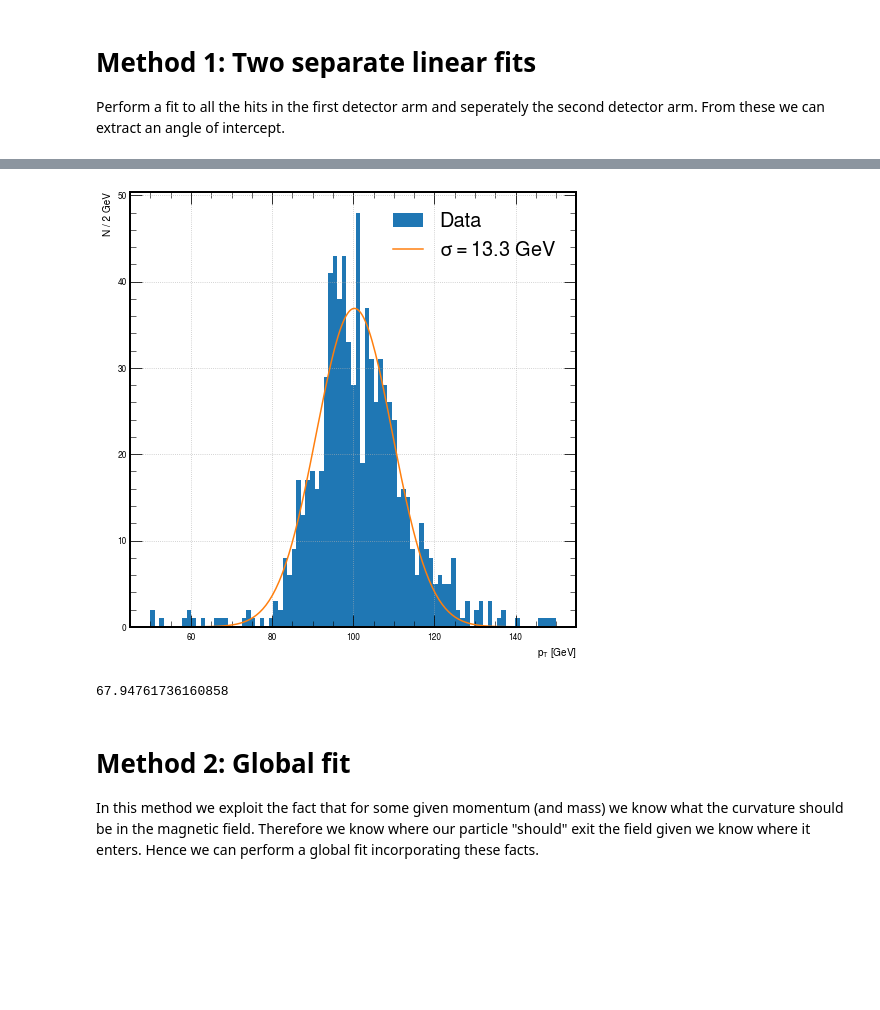
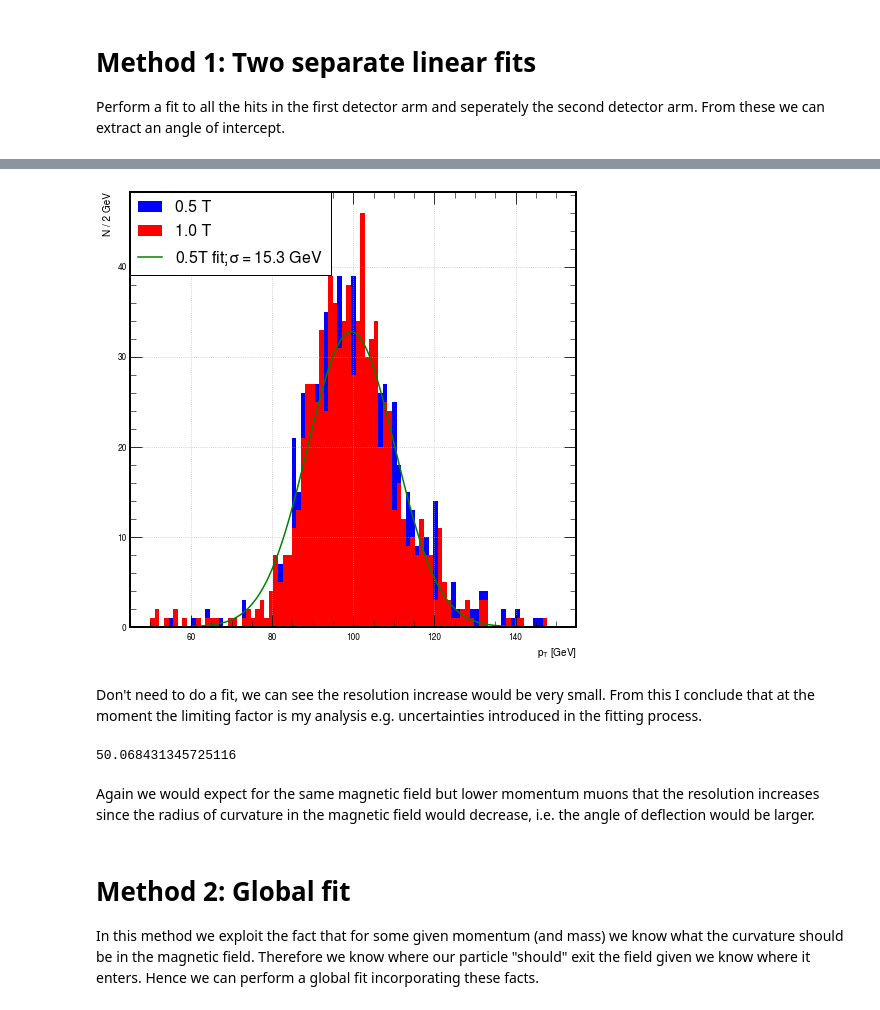
Before and after one commit to ChandlerKenworthy/mpags-eppt, a Jupyter notebook: analysis.ipynb, the cells around one changed output, grey strips where cells are left out. Drawn from its saved outputs; the diff is of its cells as text; code cells hidden in the pictures; blank space fills up the shorter version.

```diff
--- a/analysis.ipynb
+++ b/analysis.ipynb
@@ -10,6 +10,3 @@ import zfit
 import matplotlib.pyplot as plt
 import mplhep as hep
 hep.style.use(hep.style.ROOT)
-
-with up.open("../B5_100GeV_0.5T.root:B5") as f:
-    df = f.arrays(f.keys(), library="np")
@@ -101,12 +46,33 @@ for i in range(df["Dc1HitsVector_x"].shape[0]):
     m2.append(m)
 m1 = np.array(m1)
 m2 = np.array(m2)
+# %%
+m21, m22 = [], []
+
+for i in range(bf["Dc1HitsVector_x"].shape[0]):
+    x1 = bf["Dc1HitsVector_x"][i] * np.random.normal(loc=1, scale=100E-3) # Smear these data with our detector resolution
+    z1 = bf["Dc1HitsVector_z"][i]*0.5*1.E+3
+    x2 = bf["Dc2HitsVector_x"][i] * np.random.normal(loc=1, scale=100E-3) # Smear these data with our detector resolution
+    z2 = bf["Dc2HitsVector_z"][i]*0.5*1.E+3
+    p = np.polyfit(z1, x1, deg)
+    m, c = p[0], p[1]
+    m21.append(m)
+    p = np.polyfit(z2, x2, deg)
+    m, c = p[0], p[1]
+    m22.append(m)
+m21 = np.array(m21)
+m22 = np.array(m22)
 # %%
 # Now find the angle between two straight lines, easy geometry here
 dthetas = []
 for grad1, grad2 in zip(m1, m2):
     dtheta = np.arctan(np.abs((grad1-grad2)/(1-(grad1*grad2))))
     dthetas.append(dtheta)
+
+dthetas2 = []
+for grad1, grad2 in zip(m21, m22):
+    dtheta = np.arctan(np.abs((grad1-grad2)/(1-(grad1*grad2))))
+    dthetas2.append(dtheta)
 # This is clearly a very slow way to do all this but it is spaced out so it is easy to read
 # %%
 def get_pT(dtheta, B_FIELD_STRENGTH=0.5, LENGTH_IN_B_FIELD=2.0):
@@ -117,28 +83,36 @@ def gauss(x, mu, sigma, scale):
 # %%
 # Calculate and plot a distribution of the calculated pT values
 from scipy.optimize import curve_fit
-h = np.histogram(get_pT(np.array(dthetas)), bins=np.linspace(50, 150, 90))#
-centres = np.array([(h[1][i]+h[1][i+1])/2 for i in range(h[1].shape[0]-1)])
-popt, pcov = curve_fit(gauss, centres, h[0], p0=[100, 5, 50])
+h, bins = np.histogram(get_pT(np.array(dthetas)), bins=np.linspace(50, 150, 90))
+h2, _ = np.histogram(get_pT(np.array(dthetas2), 1.0), bins=bins)
+
+centres = np.array([(bins[i]+bins[i+1])/2 for i in range(bins.shape[0]-1)])
+popt, pcov = curve_fit(gauss, centres, h, p0=[100, 5, 50])
+
 # above is a *very* crude but it works well enough gives us a rough idea of our resolution
-
 fig, ax = plt.subplots(1, 1, figsize=(8, 8))
-hep.histplot(h, ax=ax, label='Data', histtype='fill')
-plt.plot(np.linspace(60, 140, 200), gauss(np.linspace(60,140,200), *popt), label=r"$\sigma=13.3$ GeV")
+hep.histplot(h, bins=bins, ax=ax, label='0.5 T', histtype='fill', color="blue")
+hep.histplot(h2, bins=bins, ax=ax, label='1.0 T', histtype='fill', color="red")
+plt.plot(np.linspace(60, 140, 200), gauss(np.linspace(60,140,200), *popt), label=r"0.5T fit;$\sigma=15.3$ GeV", color="green")
 plt.grid()
 plt.ylabel('N / 2 GeV')
 plt.xlabel(r'$p_T$ [GeV]')
-plt.legend(fontsize=20)
+l = plt.legend(fontsize=16, frameon=True, edgecolor="#000", fancybox=False, borderaxespad=0, loc="upper left")
+l.get_frame().set_alpha(1)
 plt.show()
 # %% [output]
-[figure, old version]
+[figure, new version]
+# %% [markdown]
+Don't need to do a fit, we can see the resolution increase would be very small. From this I conclude that at the moment the limiting factor is my analysis e.g. uncertainties introduced in the fitting process.
 # %%
 # Let's calculate the chi2 of this fit as well to get an idea of how good/bad it is, we can see the distribution isn't really very gaussian
-chi2 = np.sum((h[0]-gauss(centres, *popt))**2/(1/np.sqrt(h[0])))
-chi2_reduced = chi2 / (h[0].shape[0] - 2) # dof = n(obs) - n(params)
+chi2 = np.sum((h-gauss(centres, *popt))**2/(1/np.sqrt(h)))
+chi2_reduced = chi2 / (h.shape[0] - 2) # dof = n(obs) - n(params)
 chi2_reduced # ouch...not great
 # %% [output]
-67.94761736160858
+50.068431345725116
+# %% [markdown]
+Again we would expect for the same magnetic field but lower momentum muons that the resolution increases since the radius of curvature in the magnetic field would decrease, i.e. the angle of deflection would be larger.
 # %% [markdown]
 # Method 2: Global fit
 In this method we exploit the fact that for some given momentum (and mass) we know what the curvature should be in the magnetic field. Therefore we know where our particle "should" exit the field given we know where it enters. Hence we can perform a global fit incorporating these facts.
```
Also changed, not shown: parts of 14 cells of this notebook.
